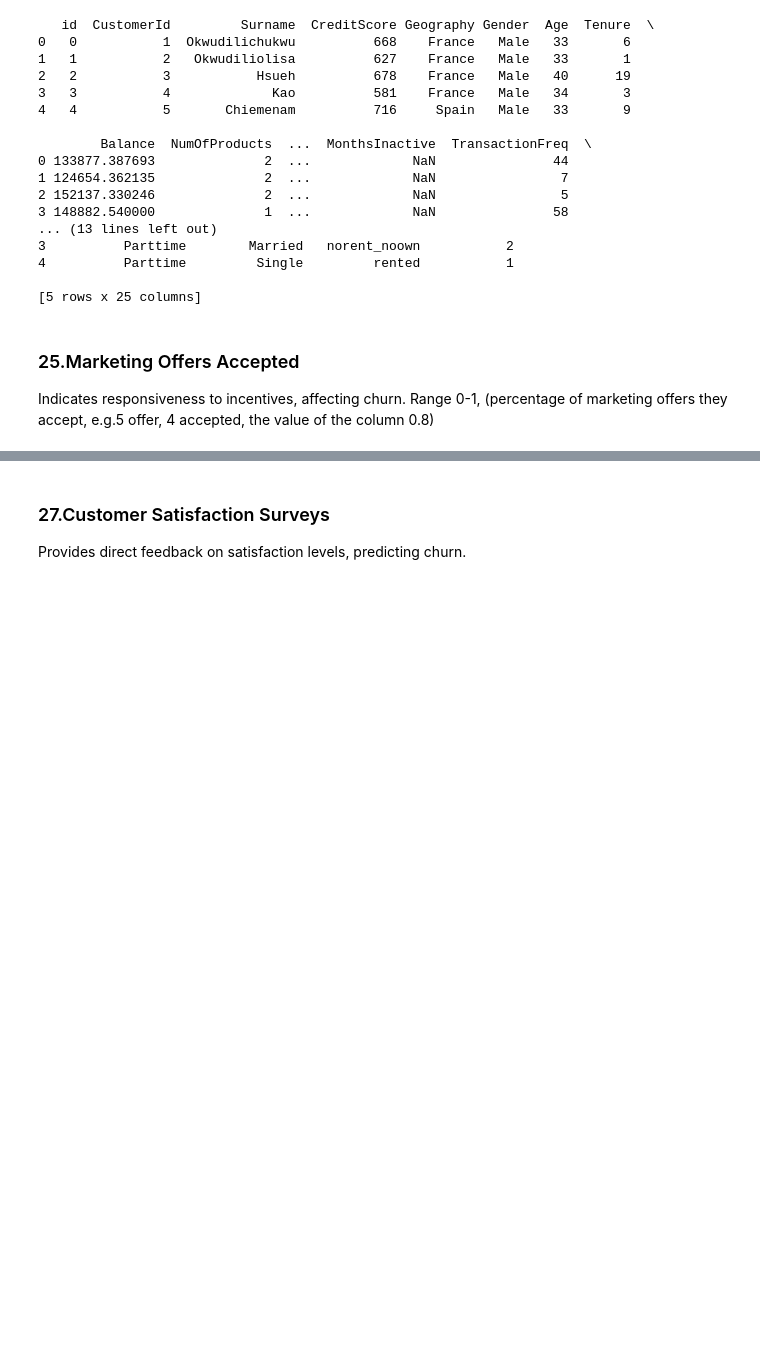
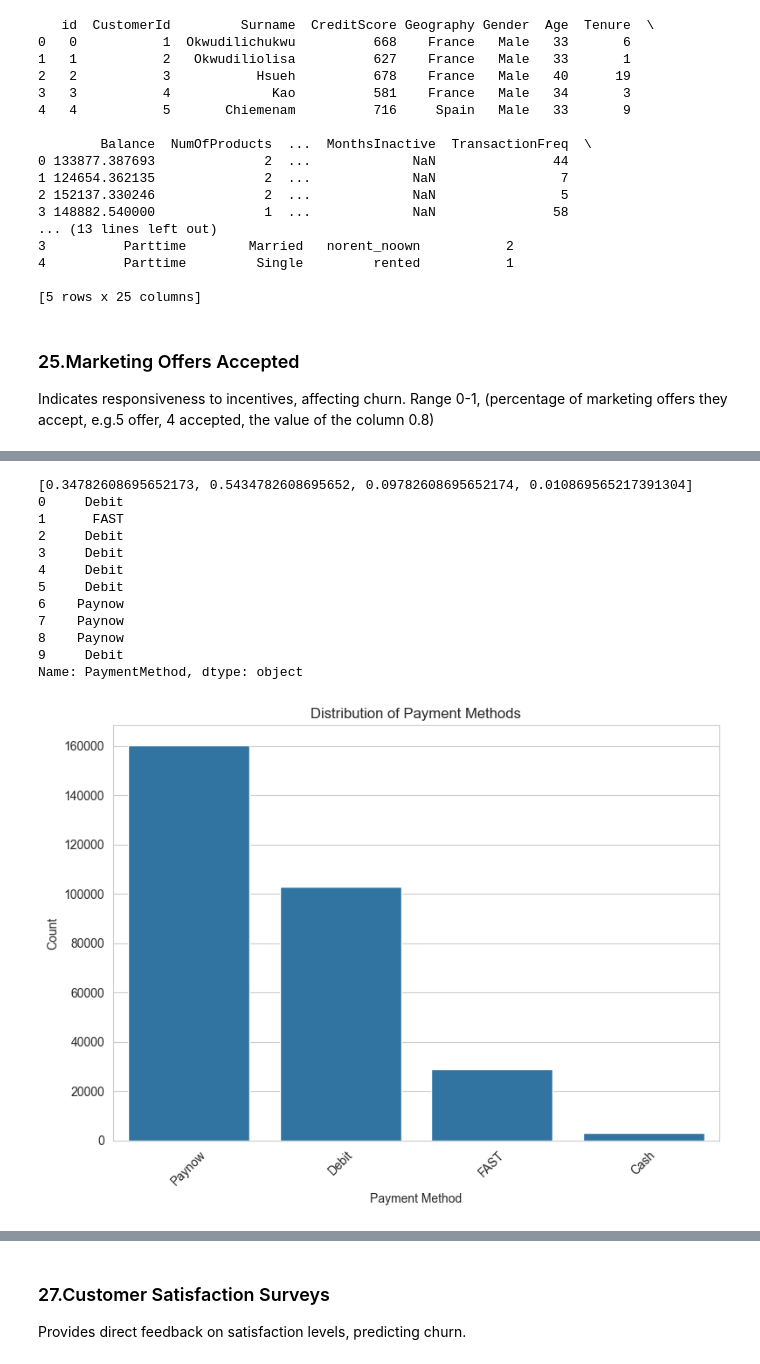
Before and after one commit to CabooseExia/DSA3101-Customer-Churn, a Jupyter notebook: DataSynthesis.ipynb, the cells around one changed output, grey strips where cells are left out. Drawn from its saved outputs; the diff is of its cells as text; code cells hidden in the pictures; blank space fills up the shorter version.

```diff
--- a/DataSynthesis.ipynb
+++ b/DataSynthesis.ipynb
@@ -997 +999,42 @@ https://blog.commissionfactory.com/ecommerce-marketing/payment-methods-in-singap
+# %%
+Debit = 11 + 21
+Paynow = 32 + 18
+FAST = 9
+Cash = 1
+
+Payment_methods = ['Debit', 'Paynow', 'FAST', 'Cash']
+total = Debit + Paynow + FAST + Cash
+percentages = [Debit / total, Paynow / total, FAST / total, Cash / total]
+
+print(percentages)
+
+bank_df_train['PaymentMethod'] = np.random.choice(Payment_methods,
+                                                   size=len(bank_df_train), p=percentages)
+
+print(bank_df_train['PaymentMethod'].head(10))
+
+payment_counts = bank_df_train['PaymentMethod'].value_counts()
+
+plt.figure(figsize=(8, 6))
+sns.barplot(x=payment_counts.index, y=payment_counts.values)
+plt.xlabel('Payment Method')
+plt.ylabel('Count')
+plt.title('Distribution of Payment Methods')
+plt.xticks(rotation=45)  # Rotate x-axis labels for better visibility
+plt.tight_layout()
+plt.show()
+# %% [output]
+[0.34782608695652173, 0.5434782608695652, 0.09782608695652174, 0.010869565217391304]
+0     Debit
+1      FAST
+2     Debit
+3     Debit
+4     Debit
+5     Debit
+6    Paynow
+7    Paynow
+8    Paynow
+9     Debit
+Name: PaymentMethod, dtype: object
+[figure, added]
 # %%
```
Also changed, not shown: parts of 4 cells of this notebook.
